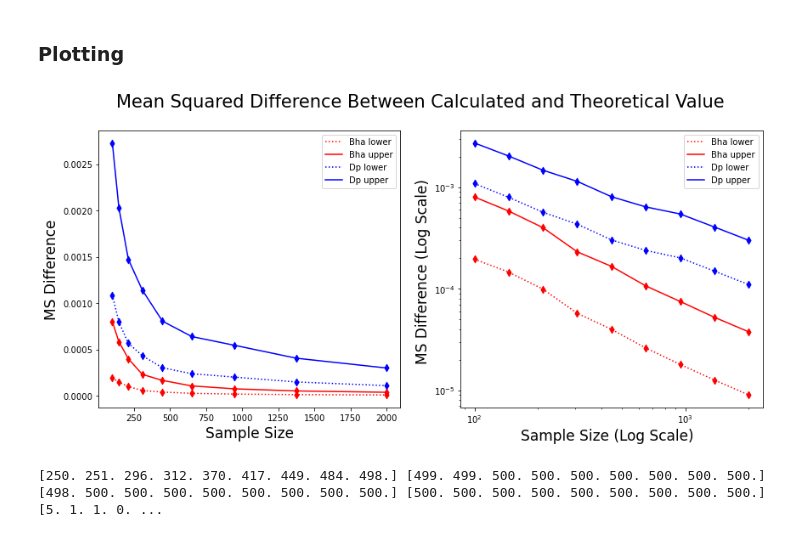
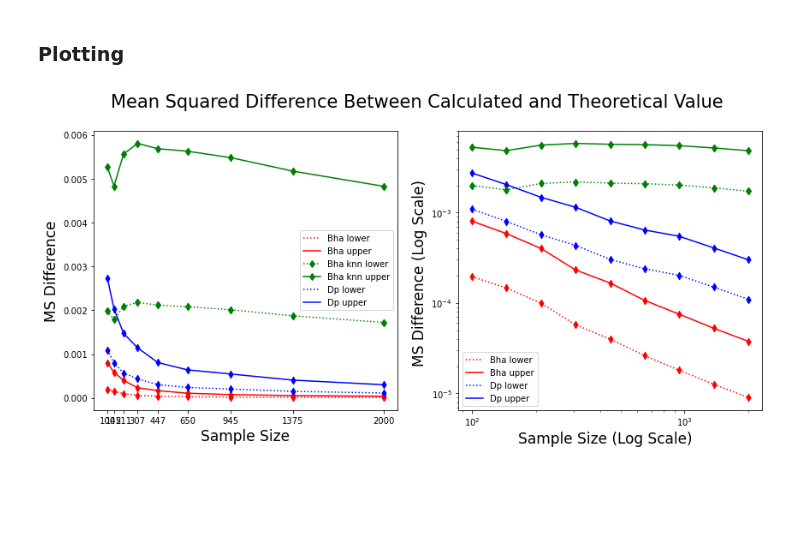
Before and after one commit to rj-may/BER_Bounds_Eval, a Jupyter notebook: plots/increase-n.ipynb, the cells around one changed output. Drawn from its saved outputs; the diff is of its cells as text; code cells hidden in the pictures; blank space fills up the shorter version.

```diff
--- a/plots/increase-n.ipynb
+++ b/plots/increase-n.ipynb
@@ -143,6 +145,9 @@ dp_u = []
 
 Bha_u =[]
 Bha_l =[]
+
+Bha_knn_u = []
+Bha_knn_l = []
 
 tight_l = []
 tight_u = []
@@ -160,6 +165,10 @@ for obj in bound_obj_lst:
     a, b = obj.get_bounds_tight()
     tight_l.append(a)
     tight_u.append(b)
+
+    a, b= obj.get_bounds_Bha_knn()
+    Bha_knn_l.append(a)
+    Bha_knn_u.append(b)
 # %% [markdown]
 ### Calculate BER and MSE Function
 # %%
@@ -211,6 +220,10 @@ upper_mse_DP =[]
 
 lower_mse_Bha = []
 upper_mse_Bha =[]
+
+
+lower_mse_Bha_knn = []
+upper_mse_Bha_knn =[]
 
 # lower_MSE_tight =[]
 # upper_MSE_tight= []
@@ -230,6 +243,12 @@ for i in range(len(bound_obj_lst)):
     u_mse = mse(bha_theoretical_u, Bha_u[i])
     upper_mse_Bha.append(u_mse)
 
+    l_mse = mse(bha_theoretical_l, Bha_knn_l[i])
+    lower_mse_Bha_knn.append(l_mse)
+
+    u_mse = mse(bha_theoretical_u, Bha_knn_u[i])
+    upper_mse_Bha_knn.append(u_mse)
+
 #     l_mse =mse(BER_lst, tight_l[i])
 #     lower_MSE_tight.append(l_mse)
 
@@ -253,6 +272,13 @@ ax.plot(sample_sizes, upper_mse_Bha,'r-', label='Bha upper')
 
 ax.scatter(sample_sizes, lower_mse_Bha, color = 'red', marker = 'd')
 ax.scatter(sample_sizes, upper_mse_Bha, color = 'red', marker = 'd')
+
+ax.plot(sample_sizes, lower_mse_Bha_knn, color = 'g', linestyle = ":", marker = 'd')
+ax.plot(sample_sizes, upper_mse_Bha_knn, color = 'g', marker = 'd')
+
+ax.scatter(sample_sizes, lower_mse_Bha_knn, color = 'g', marker = 'd')
+ax.scatter(sample_sizes, upper_mse_Bha_knn, color = 'g', marker = 'd')
+
 
 ax.plot(sample_sizes, lower_mse_DP,  'b:', label='Dp lower')
 ax.plot(sample_sizes, upper_mse_DP,  'b-', label='Dp upper')
@@ -263,34 +289,42 @@ ax.set_ylabel("MS Difference (Log Scale) ", fontsize=fs)
 # ax.set_title("MSE Between  and Theoretical Value", fontsize = fs +4)
 
 
 ax.scatter(sample_sizes, upper_mse_DP,  color='b', marker='d')
 ax.scatter(sample_sizes, lower_mse_DP,  color='b', marker='d')
 ax.legend()
 
 ax = axes[0]
 
 
 ax.plot(sample_sizes, lower_mse_Bha,'r:', label='Bha lower')
 ax.plot(sample_sizes, upper_mse_Bha,'r-', label='Bha upper')
-
 ax.scatter(sample_sizes, lower_mse_Bha, color = 'red', marker = 'd')
 ax.scatter(sample_sizes, upper_mse_Bha, color = 'red', marker = 'd')
+
+
+
+ax.plot(sample_sizes, lower_mse_Bha_knn, color = 'g', marker = 'd',linestyle=":",  label = "Bha knn lower")
+ax.plot(sample_sizes, upper_mse_Bha_knn, color = 'g', marker = 'd', label = "Bha knn upper")
+
+ax.scatter(sample_sizes, lower_mse_Bha_knn, color = 'g', marker = 'd')
+ax.scatter(sample_sizes, upper_mse_Bha_knn, color = 'g', marker = 'd')
+
 
 ax.plot(sample_sizes, lower_mse_DP,  'b:', label='Dp lower')
 ax.plot(sample_sizes, upper_mse_DP,  'b-', label='Dp upper')
 
 ax.scatter(sample_sizes, upper_mse_DP,  color='b', marker='d')
 ax.scatter(sample_sizes, lower_mse_DP,  color='b', marker='d')
 
 ax.set_xlabel("Sample Size", fontsize = fs)
 ax.set_ylabel("MS Difference", fontsize=fs)
 # ax.set_title("Mean Squared Difference Between and Theoretical Value", fontsize = fs +4)
 
 ax.legend()
 
 # plt.savefig("log_test.png",facecolor=(1,1,1,1))
-# ax.set_xticks(sample_sizes)
+ax.set_xticks(sample_sizes)
 plt.show()
 # %% [output]
-[figure, old version]
+[figure, new version]
 # %%
@@ -323,4 +358,0 @@ for i in range(len(sample_sizes)):
-# %%
-print(validity_dp_l,  validity_dp_u, validity_Bha_l, validity_Bha_u, validity_tight_l, validity_tight_u )
-# %% [output]
-[250. 251. 296. 312. 370. 417. 449. 484. 498.] [499. 499. 500. 500. 500. 500. 500. 500. 500.] [498. 500. 500. 500. 500. 500. 500. 500. 500.] [500. 500. 500. 500. 500. 500. 500. 500. 500.] [5. 1. 1. 0. ...
```
Also changed, not shown: parts of 4 cells of this notebook, 1 other file.
